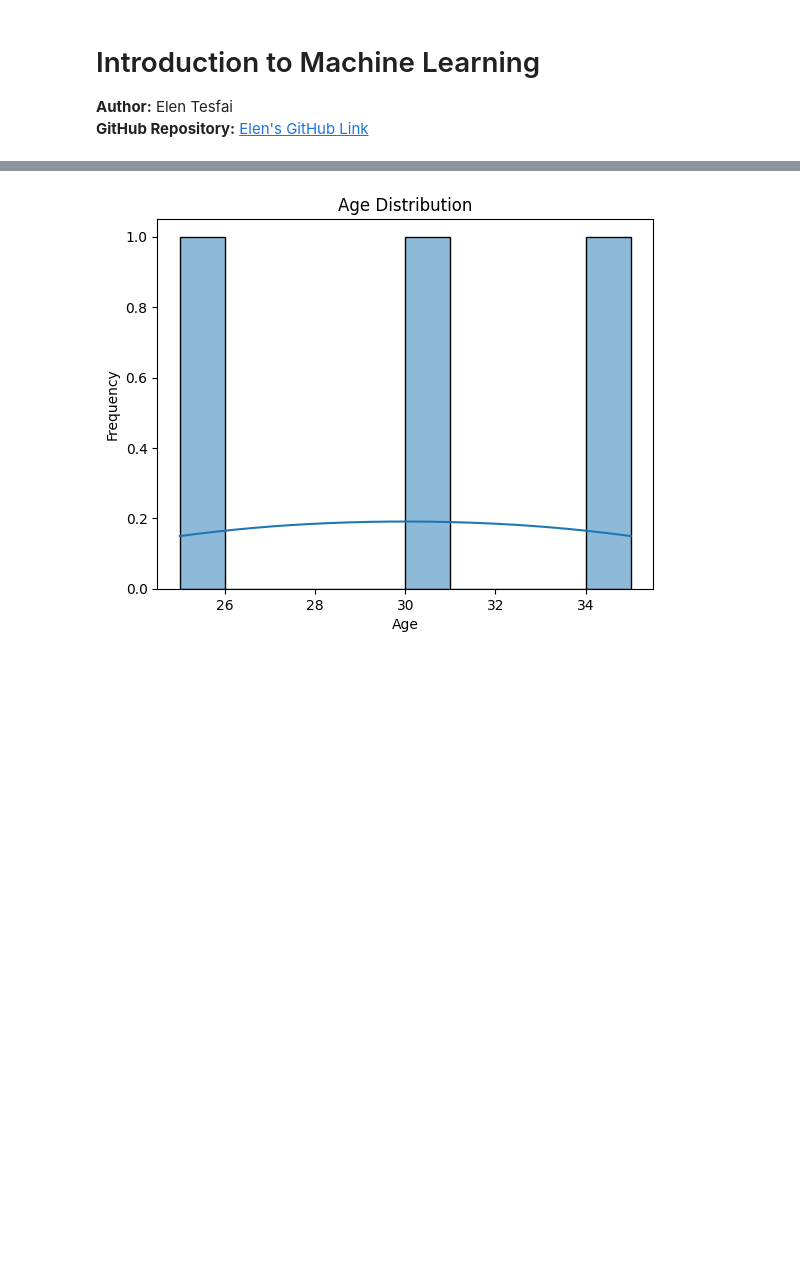
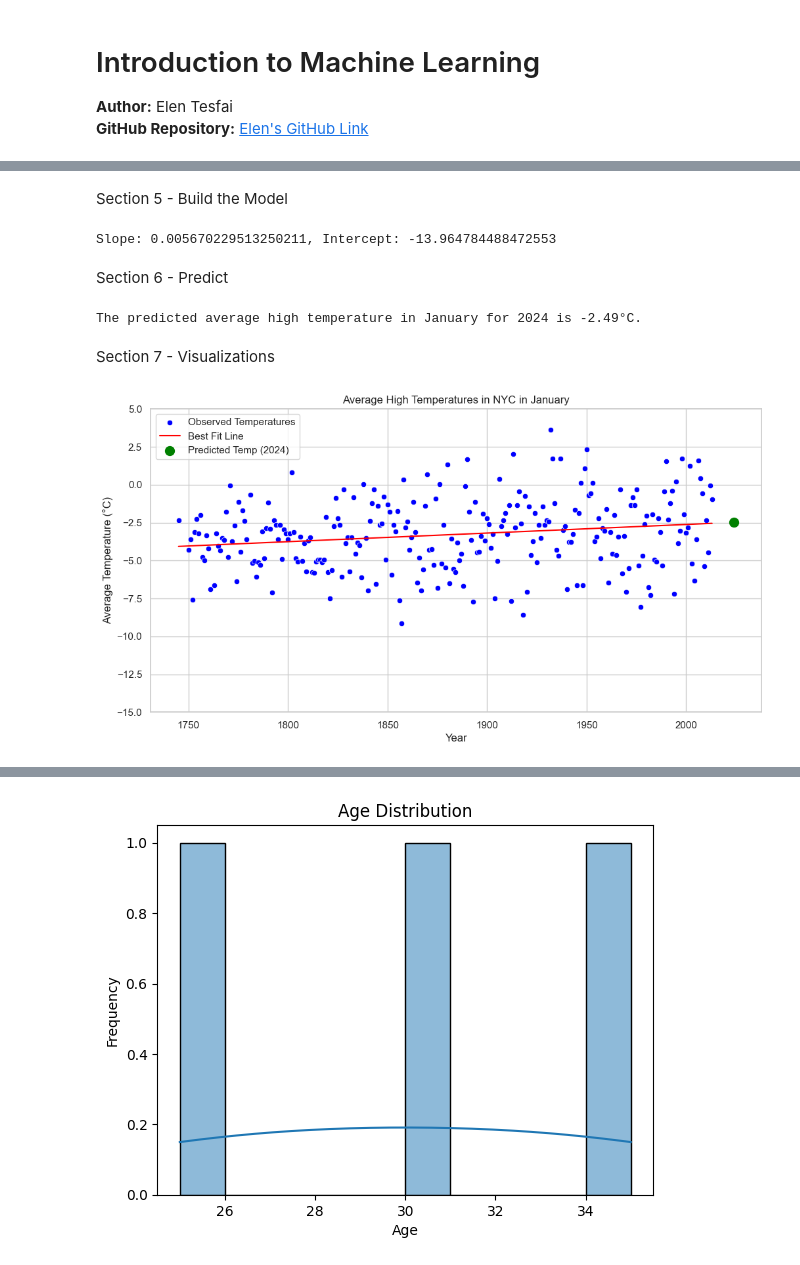
Before and after one commit to Elen-tesfai/datafun-07-ml, a Jupyter notebook: elent_ml_v2.ipynb, the cells around one changed output, grey strips where cells are left out. Saved outputs shown, nothing was run; the diff lists cells and outputs as text; code cells hidden in the pictures; blank space fills up the shorter version.

```diff
--- a/elent_ml_v2.ipynb
+++ b/elent_ml_v2.ipynb
@@ -54,0 +274,10 @@ max    35.0  80000.000000
+# %%
+# Import necessary libraries
+import pandas as pd
+import numpy as np
+import seaborn as sns
+import matplotlib.pyplot as plt
+from scipy.stats import linregress
+
+# Load the data
+nyc_df = pd.read_csv("GlobalLandTemperaturesByCity.csv")
@@ -54,0 +371,51 @@ max    35.0  80000.000000
+# %% [markdown]
+Section 5 - Build the Model
+# %%
+# Build the linear regression model
+slope, intercept, r_value, p_value, std_err = linregress(january_data['Year'], january_data['AverageTemperature'])
+
+# Display the slope and intercept
+print(f"Slope: {slope}, Intercept: {intercept}")
+# %% [output]
+Slope: 0.005670229513250211, Intercept: -13.964784488472553
+# %% [markdown]
+Section 6 - Predict
+# %%
+# Year to predict
+year_to_predict = 2024
+
+# Calculate predicted average temperature
+predicted_temperature = slope * year_to_predict + intercept
+
+# Display the result
+print(f"The predicted average high temperature in January for {year_to_predict} is {predicted_temperature:.2f}°C.")
+# %% [output]
+The predicted average high temperature in January for 2024 is -2.49°C.
+# %% [markdown]
+Section 7 - Visualizations
+# %%
+# Set the style of seaborn
+sns.set(style="whitegrid")
+
+# Create a scatter plot
+plt.figure(figsize=(12, 6))
+sns.scatterplot(data=january_data, x='Year', y='AverageTemperature', color='blue', label='Observed Temperatures')
+
+# Create the regression line
+regression_line = slope * january_data['Year'] + intercept
+plt.plot(january_data['Year'], regression_line, color='red', label='Best Fit Line')
+
+# Highlight the predicted temperature for 2024
+plt.scatter(2024, slope * 2024 + intercept, color='green', marker='o', s=100, label='Predicted Temp (2024)')
+
+# Add labels and title
+plt.title('Average High Temperatures in NYC in January')
+plt.xlabel('Year')
+plt.ylabel('Average Temperature (°C)')
+plt.legend()
+plt.ylim(-15, 5)  # Adjust y-axis limits for better visualization
+
+# Show the plot
+plt.show()
+# %% [output]
+[figure, added]
```
Also changed, not shown: parts of 39 cells of this notebook, 1 other file.
